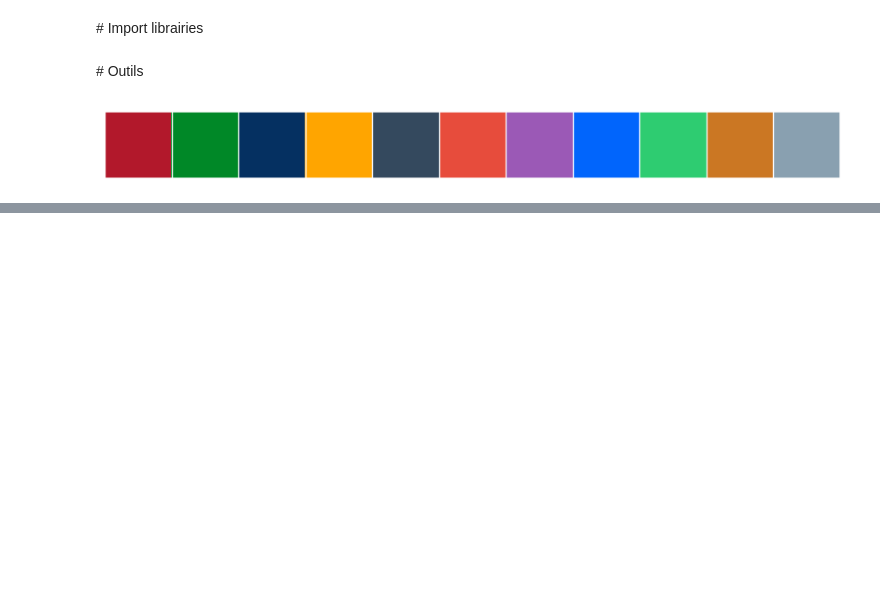
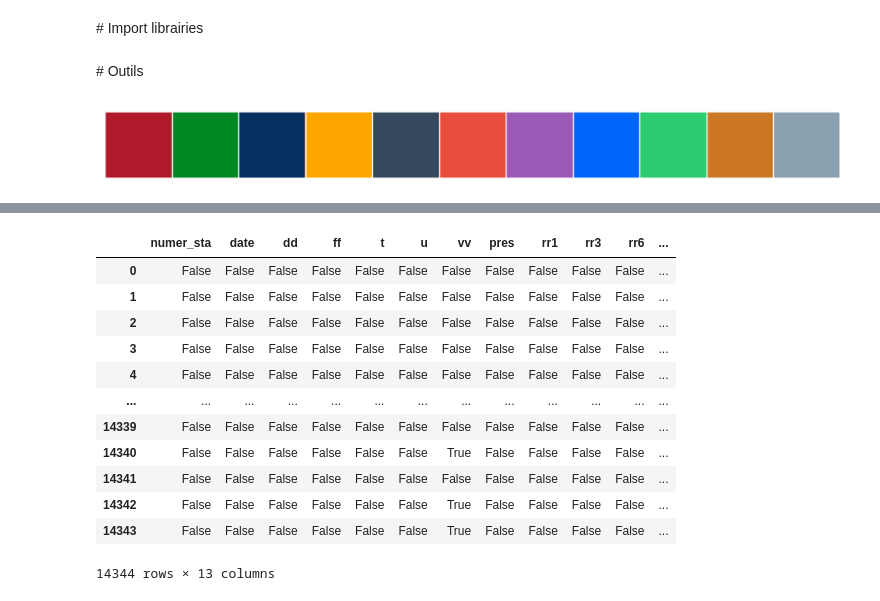
Before and after one commit to rbizoi/PythonFormation, a Jupyter notebook: DataFrames/Model_Notebook.ipynb, the cells around one changed output, grey strips where cells are left out. Drawn from its saved outputs; the diff is of its cells as text; code cells hidden in the pictures; blank space fills up the shorter version.

```diff
--- a/DataFrames/Model_Notebook.ipynb
+++ b/DataFrames/Model_Notebook.ipynb
@@ -77,0 +112,16 @@ controleExistenceRepertoire(repertoireImages);
+# %%
+donnees.isna()
+# %% [output]
+|  | numer_sta | date | dd | ff | t | u | vv | pres | rr1 | rr3 | rr6 | ... |
+| 0 | False | False | False | False | False | False | False | False | False | False | False | ... |
+| 1 | False | False | False | False | False | False | False | False | False | False | False | ... |
+| 2 | False | False | False | False | False | False | False | False | False | False | False | ... |
+| 3 | False | False | False | False | False | False | False | False | False | False | False | ... |
+| 4 | False | False | False | False | False | False | False | False | False | False | False | ... |
+| ... | ... | ... | ... | ... | ... | ... | ... | ... | ... | ... | ... | ... |
+| 14339 | False | False | False | False | False | False | False | False | False | False | False | ... |
+| 14340 | False | False | False | False | False | False | True | False | False | False | False | ... |
+| 14341 | False | False | False | False | False | False | False | False | False | False | False | ... |
+| 14342 | False | False | False | False | False | False | True | False | False | False | False | ... |
+| 14343 | False | False | False | False | False | False | True | False | False | False | False | ... |
+14344 rows × 13 columns
```
Also changed, not shown: parts of 20 cells of this notebook.
